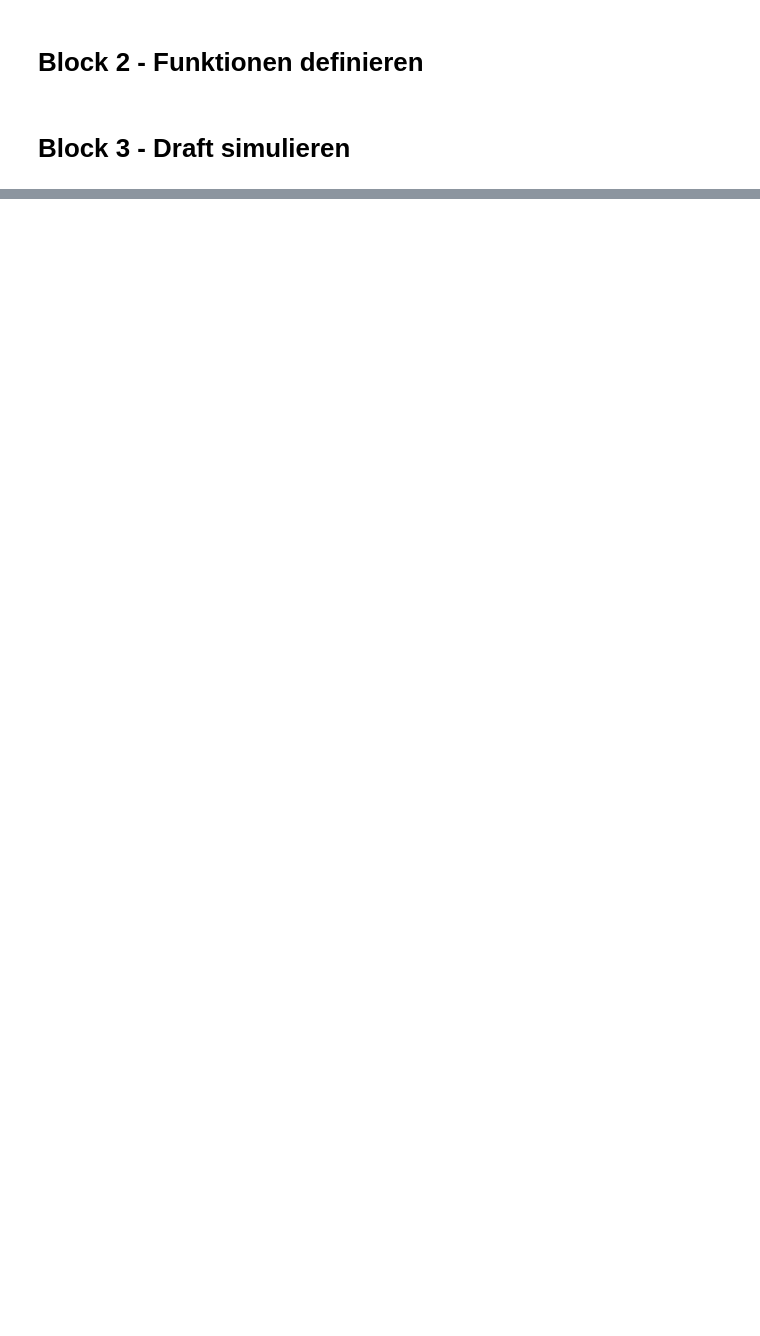
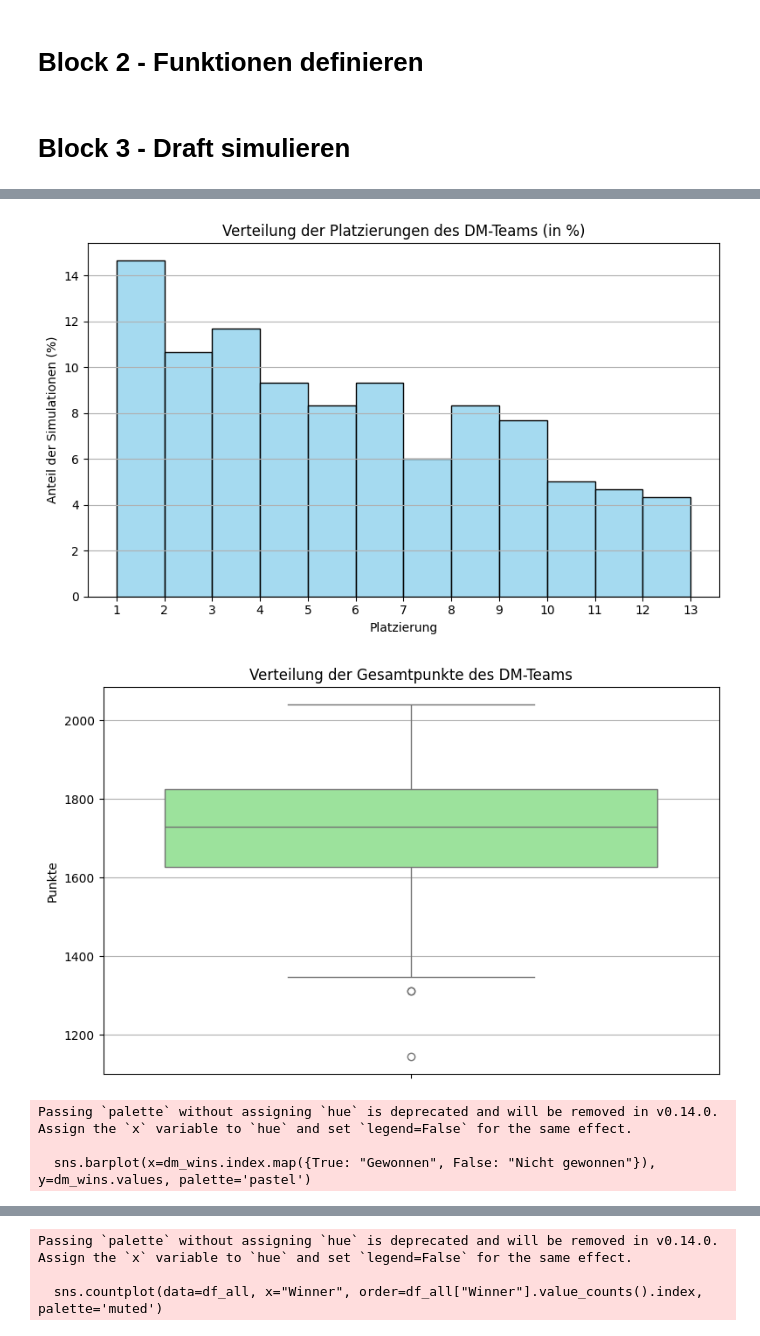
Before and after one commit to alexk2206/Data_Driven_Fantasy_Football, a Jupyter notebook: MIP_draft.ipynb, the cells around one changed output, grey strips where cells are left out. Cells and saved outputs as stored; diff of their text form; code cells hidden in the pictures; blank space fills up the shorter version.

```diff
--- a/MIP_draft.ipynb
+++ b/MIP_draft.ipynb
@@ -580,8 +596,8 @@ def simulate_league_with_mip(seed, season_projections, real_projections, real_da
     }
 # %%
 run = 1
-num_batches = 1
-num_simulations = 20
+num_batches = 10
+num_simulations = 30
 year = 2024
 all_simulation_results = []
 
@@ -621,6 +637,7 @@ for batch_number in range(1, num_batches + 1):
         })
 
         champions.append(sim_result['Winner'])
+        print('🏆 Winner' if sim_result['Winner'] == sim_result['DM-Team'] else f"{sim_result['DM-Placement']} Place")
         print(f"  Done in {elapsed} seconds.")
 
     df_batch = pd.DataFrame(simulation_results)
@@ -674,0 +672,62 @@ df_all
+# %%
+import matplotlib.pyplot as plt
+import seaborn as sns
+
+# Plot 1: Histogramm der Platzierungen des DM-Teams mit relativen Häufigkeiten (Prozent)
+plt.figure(figsize=(8, 5))
+sns.histplot(df_all["DM-Placement"], bins=range(1, 14), stat="percent", kde=False, color='skyblue')
+plt.title("Verteilung der Platzierungen des DM-Teams (in %)")
+plt.xlabel("Platzierung")
+plt.ylabel("Anteil der Simulationen (%)")
+plt.xticks(range(1, 14))
+plt.grid(axis='y')
+plt.tight_layout()
+plt.show()
+
+
+# Plot 2: Boxplot der Punkte des DM-Teams
+plt.figure(figsize=(8, 5))
+sns.boxplot(y=df_all["DM-Points"], color='lightgreen')
+plt.title("Verteilung der Gesamtpunkte des DM-Teams")
+plt.ylabel("Punkte")
+plt.grid(axis='y')
+plt.tight_layout()
+plt.show()
+
+# Plot 3: Anzahl gewonnener Ligen durch das DM-Team
+dm_wins = df_all["DM-Team-Win"].value_counts()
+plt.figure(figsize=(6, 5))
+sns.barplot(x=dm_wins.index.map({True: "Gewonnen", False: "Nicht gewonnen"}), y=dm_wins.values, palette='pastel')
+plt.title("Hat das DM-Team die Liga gewonnen?")
+plt.ylabel("Anzahl Simulationen")
+plt.xlabel("Ergebnis")
+plt.grid(axis='y')
+plt.tight_layout()
+plt.show()
+
+# Plot 4: Häufigkeit der Champion-Teams
+plt.figure(figsize=(10, 6))
+sns.countplot(data=df_all, x="Winner", order=df_all["Winner"].value_counts().index, palette='muted')
+plt.title("Häufigkeit der Gewinner-Teams")
+plt.xlabel("Team")
+plt.ylabel("Anzahl Championships")
+plt.xticks(rotation=45)
+plt.tight_layout()
+plt.show()
+
+# Plot 5: Punkte vs. Platzierung des DM-Teams
+plt.figure(figsize=(8, 6))
+sns.scatterplot(data=df_all, x="DM-Points", y="DM-Placement", hue="DM-Team-Win", palette={True: "green", False: "red"})
+plt.title("Zusammenhang zwischen Punkten und Platzierung des DM-Teams")
+plt.xlabel("Punkte")
+plt.ylabel("Platzierung")
+plt.gca().invert_yaxis()
+plt.grid(True)
+plt.tight_layout()
+plt.show()
+# %% [output]
+[figure, added]
+[figure, added]
+Passing `palette` without assigning `hue` is deprecated and will be removed in v0.14.0. Assign the `x` variable to `hue` and set `legend=False` for the same effect.
+
+  sns.barplot(x=dm_wins.index.map({True: "Gewonnen", False: "Nicht gewonnen"}), y=dm_wins.values, palette='pastel')
@@ -674,0 +735,3 @@ df_all
+Passing `palette` without assigning `hue` is deprecated and will be removed in v0.14.0. Assign the `x` variable to `hue` and set `legend=False` for the same effect.
+
+  sns.countplot(data=df_all, x="Winner", order=df_all["Winner"].value_counts().index, palette='muted')
```
Also changed, not shown: parts of 5 cells of this notebook.
